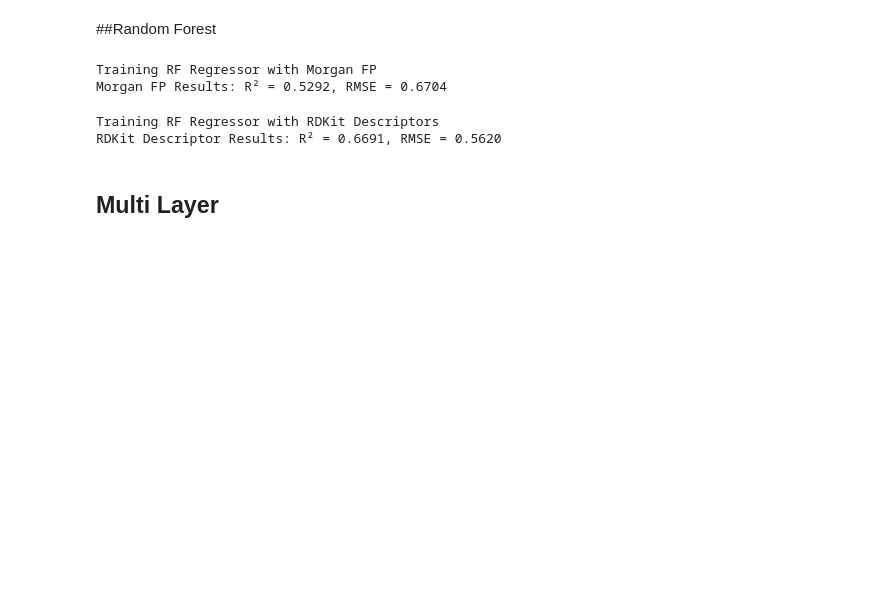
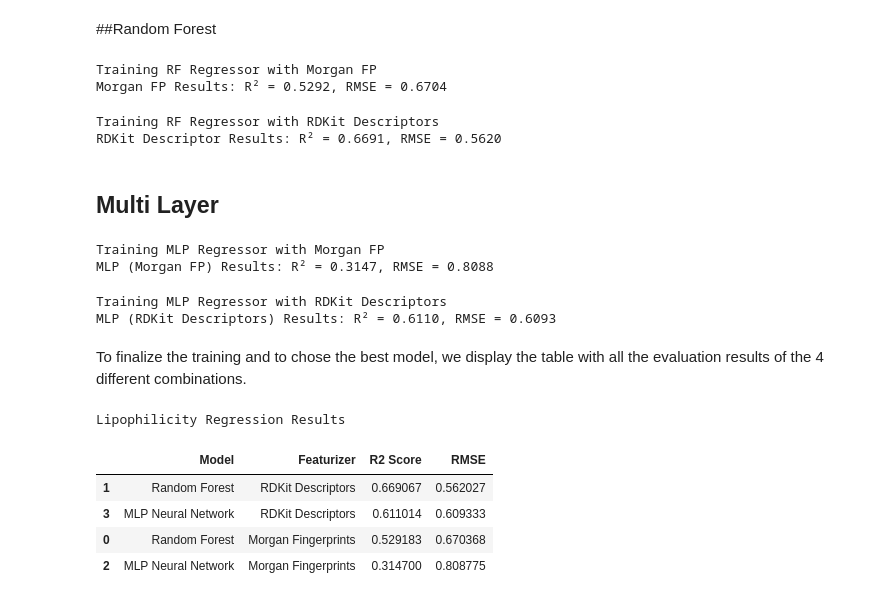
Before and after one commit to bbarthougatica/ChmInf, a Jupyter notebook: cheminf_latin.ipynb, the cells around one changed output. Saved outputs shown, nothing was run; the diff lists cells and outputs as text; code cells hidden in the pictures; blank space fills up the shorter version.

Commit message:
Ready until the evaluation

```diff
--- a/cheminf_latin.ipynb
+++ b/cheminf_latin.ipynb
@@ -240,12 +259,12 @@ import numpy as np
 # %%
 # Random Forest Regressor with Morgan FP
 print("Training RF Regressor with Morgan FP")
+results_lipo = []
 
 # Initialize the Random Forest model
 rf_morgan = RandomForestRegressor(n_estimators=100, random_state=42, n_jobs=-1)
 
 # Train the model (Fitting the model to the training features (X) and target (Y))
-# X_morgan_tr are the Morgan Fingerprints (features)
 # Y_tr is the log_P value (target)
 rf_morgan.fit(X_morgan_tr, Y_tr)
 
@@ -256,6 +275,13 @@ Y_pred_morgan = rf_morgan.predict(X_morgan_te)
 rmse_morgan = np.sqrt(mean_squared_error(Y_te, Y_pred_morgan))
 r2_morgan = r2_score(Y_te, Y_pred_morgan)
 
+# We save the results
+results_lipo.append({
+    'Model': 'Random Forest',
+    'Featurizer': 'Morgan Fingerprints',
+    'R2 Score': r2_morgan,
+    'RMSE': rmse_morgan})
+
 print(f"Morgan FP Results: R² = {r2_morgan:.4f}, RMSE = {rmse_morgan:.4f}")
 # %% [output]
 Training RF Regressor with Morgan FP
@@ -278,6 +304,13 @@ Y_pred_desc = rf_desc.predict(X_desc_te)
 rmse_desc = np.sqrt(mean_squared_error(Y_te, Y_pred_desc))
 r2_desc = r2_score(Y_te, Y_pred_desc)
 
+# We save the results
+results_lipo.append({
+    'Model': 'Random Forest',
+    'Featurizer': 'RDKit Descriptors',
+    'R2 Score': r2_desc,
+    'RMSE': rmse_desc})
+
 print(f"RDKit Descriptor Results: R² = {r2_desc:.4f}, RMSE = {rmse_desc:.4f}")
 # %% [output]
 Training RF Regressor with RDKit Descriptors
@@ -315,7 +348,17 @@ Y_pred_mlp_morgan = mlp_morgan.predict(X_morgan_te_scaled)
 rmse_mlp_morgan = np.sqrt(mean_squared_error(Y_te, Y_pred_mlp_morgan))
 r2_mlp_morgan = r2_score(Y_te, Y_pred_mlp_morgan)
 
+# We save the results
+results_lipo.append({
+    'Model': 'MLP Neural Network',
+    'Featurizer': 'Morgan Fingerprints',
+    'R2 Score': r2_mlp_morgan,
+    'RMSE': rmse_mlp_morgan})
+
 print(f"MLP (Morgan FP) Results: R² = {r2_mlp_morgan:.4f}, RMSE = {rmse_mlp_morgan:.4f}")
+# %% [output]
+Training MLP Regressor with Morgan FP
+MLP (Morgan FP) Results: R² = 0.3147, RMSE = 0.8088
 # %%
 # MLP Regressor with RDKit Descriptors
 print("Training MLP Regressor with RDKit Descriptors")
@@ -325,14 +368,14 @@ scaler_desc = StandardScaler()
 X_desc_tr_scaled = scaler_desc.fit_transform(X_desc_tr)
 X_desc_te_scaled = scaler_desc.transform(X_desc_te)
 
-# Initialize the MLP model (using the same architecture)
+# Initialize the MLP model (using the same architecture as in RF)
 mlp_desc = MLPRegressor(
     hidden_layer_sizes=(100, 100),
     max_iter=500,
     random_state=42,
     early_stopping=True,
-    n_iter_no_change=20
-)
+    n_iter_no_change=20)
+
 
 # Train the model
 mlp_desc.fit(X_desc_tr_scaled, Y_tr)
@@ -344,4 +387,32 @@ Y_pred_mlp_desc = mlp_desc.predict(X_desc_te_scaled)
 rmse_mlp_desc = np.sqrt(mean_squared_error(Y_te, Y_pred_mlp_desc))
 r2_mlp_desc = r2_score(Y_te, Y_pred_mlp_desc)
 
+# We save the results
+results_lipo.append({
+    'Model': 'MLP Neural Network',
+    'Featurizer': 'RDKit Descriptors',
+    'R2 Score': r2_mlp_desc,
+    'RMSE': rmse_mlp_desc})
+
 print(f"MLP (RDKit Descriptors) Results: R² = {r2_mlp_desc:.4f}, RMSE = {rmse_mlp_desc:.4f}")
+# %% [output]
+Training MLP Regressor with RDKit Descriptors
+MLP (RDKit Descriptors) Results: R² = 0.6110, RMSE = 0.6093
+# %% [markdown]
+To finalize the training and to chose the best model, we display the table with all the evaluation results of the 4 different combinations.
+# %%
+# Convert the results list into a readable Pandas DataFrame to display
+df_results_lipo = pd.DataFrame(results_lipo)
+
+# Sort the table by R2 Score (or RMSE) to easily see the best performing model
+df_results_lipo = df_results_lipo.sort_values(by='R2 Score', ascending=False)
+
+print("Lipophilicity Regression Results")
+df_results_lipo
+# %% [output]
+Lipophilicity Regression Results
+|  | Model | Featurizer | R2 Score | RMSE |
+| 1 | Random Forest | RDKit Descriptors | 0.669067 | 0.562027 |
+| 3 | MLP Neural Network | RDKit Descriptors | 0.611014 | 0.609333 |
+| 0 | Random Forest | Morgan Fingerprints | 0.529183 | 0.670368 |
+| 2 | MLP Neural Network | Morgan Fingerprints | 0.314700 | 0.808775 |
```
Also changed, not shown: parts of 11 cells of this notebook.
